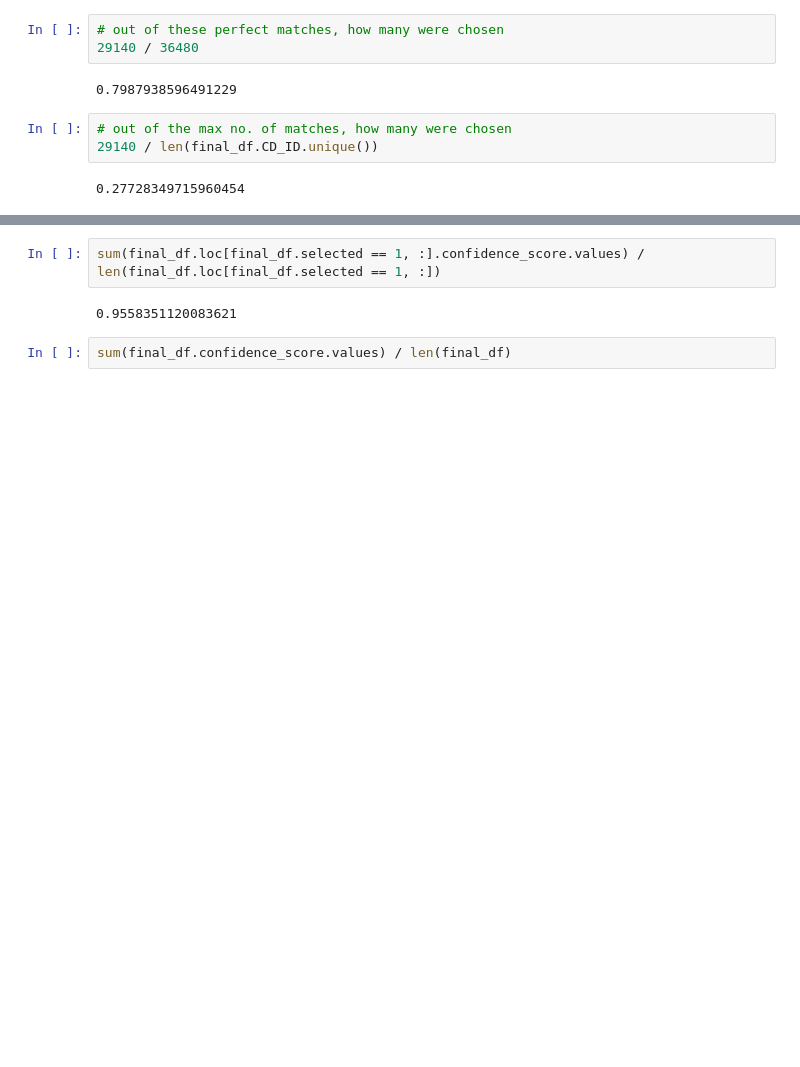
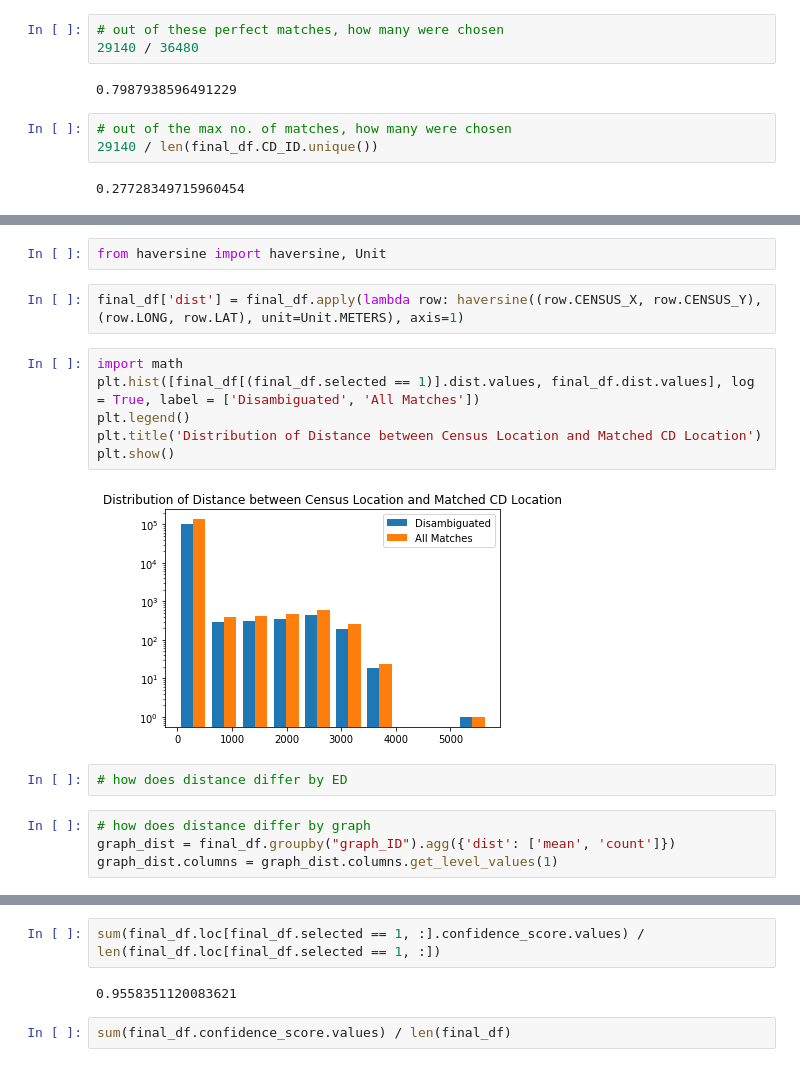
Before and after one commit to CenterForSpatialResearch/hnyc-spatial-linkage, a Jupyter notebook: disambiguation_1880/linkage_algorithm_tuning.ipynb, the cells around one changed output, grey strips where cells are left out. Drawn from its saved outputs; the diff is of its cells as text; blank space fills up the shorter version.

```diff
--- a/disambiguation_1880/linkage_algorithm_tuning.ipynb
+++ b/disambiguation_1880/linkage_algorithm_tuning.ipynb
@@ -277,0 +321,18 @@ final_df.loc[(final_df.cd_add_cln == final_df.cen_add_cln) & (final_df.selected
+# %%
+from haversine import haversine, Unit
+# %%
+final_df['dist'] = final_df.apply(lambda row: haversine((row.CENSUS_X, row.CENSUS_Y), (row.LONG, row.LAT), unit=Unit.METERS), axis=1)
+# %%
+import math
+plt.hist([final_df[(final_df.selected == 1)].dist.values, final_df.dist.values], log = True, label = ['Disambiguated', 'All Matches'])
+plt.legend()
+plt.title('Distribution of Distance between Census Location and Matched CD Location')
+plt.show()
+# %% [output]
+[figure, added]
+# %%
+# how does distance differ by ED
+# %%
+# how does distance differ by graph
+graph_dist = final_df.groupby("graph_ID").agg({'dist': ['mean', 'count']})
+graph_dist.columns = graph_dist.columns.get_level_values(1)
```
Also changed, not shown: parts of 41 cells of this notebook, 3 other files.
